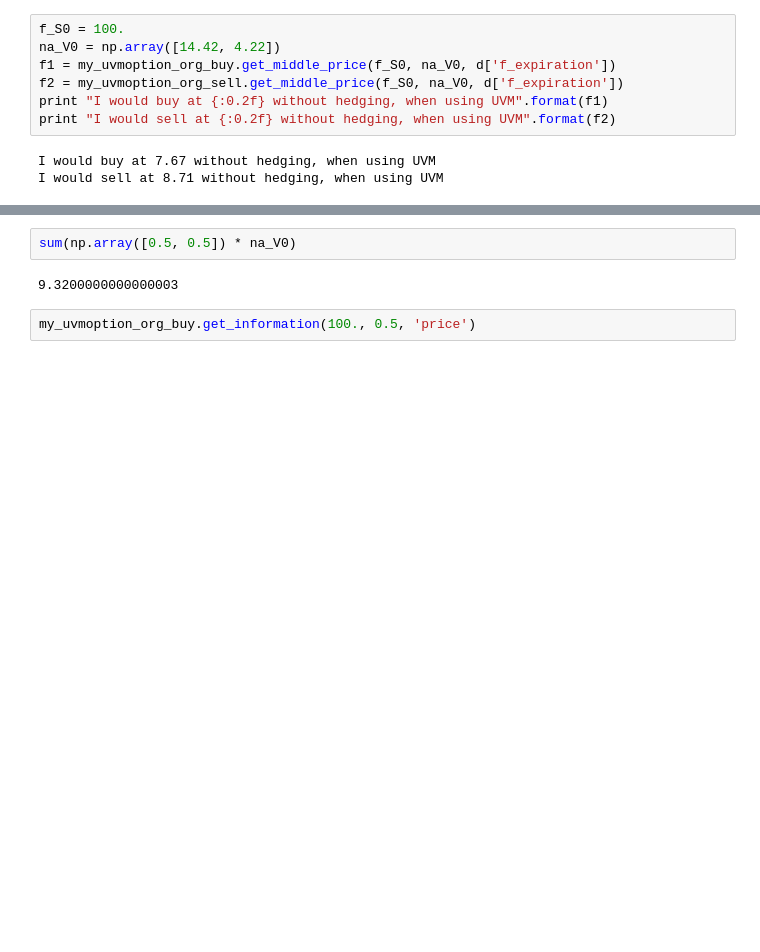
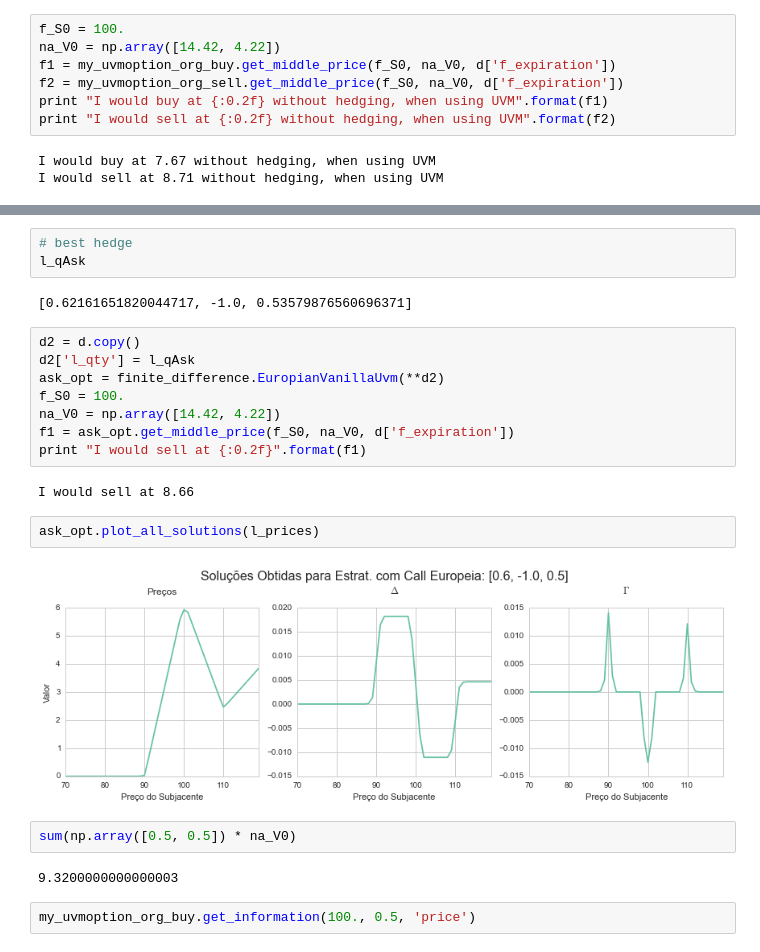
Before and after one commit to ucaiado/FiniteDifference_Pricing, a Jupyter notebook: tests.ipynb, the cells around one changed output, grey strips where cells are left out. Drawn from its saved outputs; the diff is of its cells as text; blank space fills up the shorter version.

```diff
--- a/tests.ipynb
+++ b/tests.ipynb
@@ -1002,3 +1058,22 @@ The prices should be 7.36 and 8.74
+# %%
+# best hedge
+l_qAsk
+# %% [output]
+[0.62161651820044717, -1.0, 0.53579876560696371]
+# %%
+d2 = d.copy()
+d2['l_qty'] = l_qAsk
+ask_opt = finite_difference.EuropianVanillaUvm(**d2)
+f_S0 = 100.
+na_V0 = np.array([14.42, 4.22])
+f1 = ask_opt.get_middle_price(f_S0, na_V0, d['f_expiration'])
+print "I would sell at {:0.2f}".format(f1)
+# %% [output]
+I would sell at 8.66
+# %%
+ask_opt.plot_all_solutions(l_prices)
+# %% [output]
+[figure, added]
 # %%
 sum(np.array([0.5, 0.5]) * na_V0)
 # %% [output]
```
Also changed, not shown: parts of 18 cells of this notebook, 1 other file.
